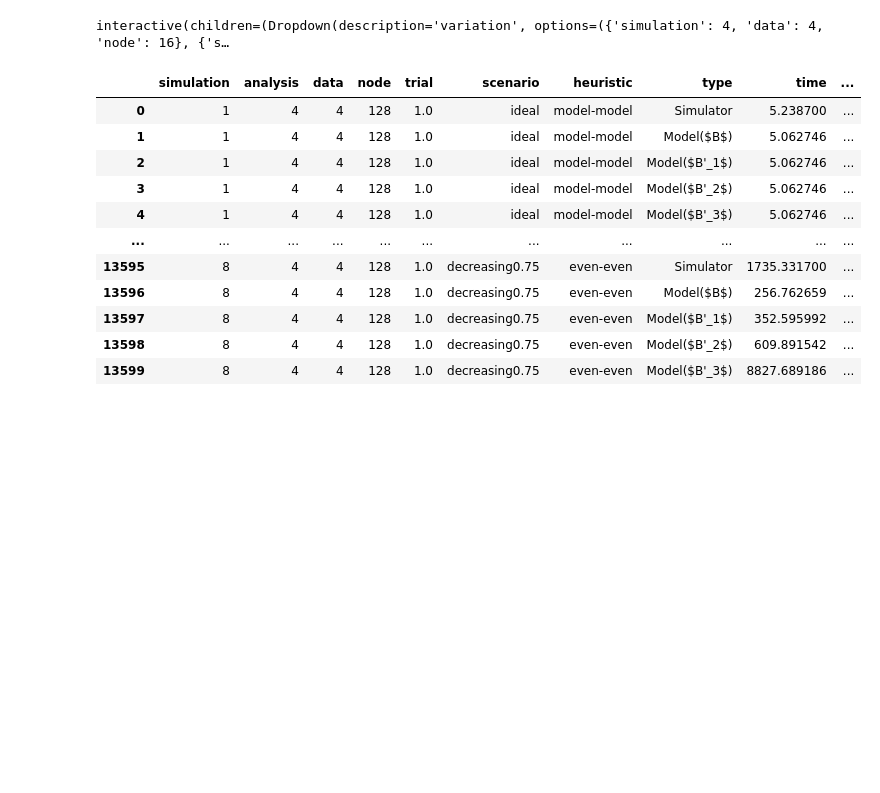
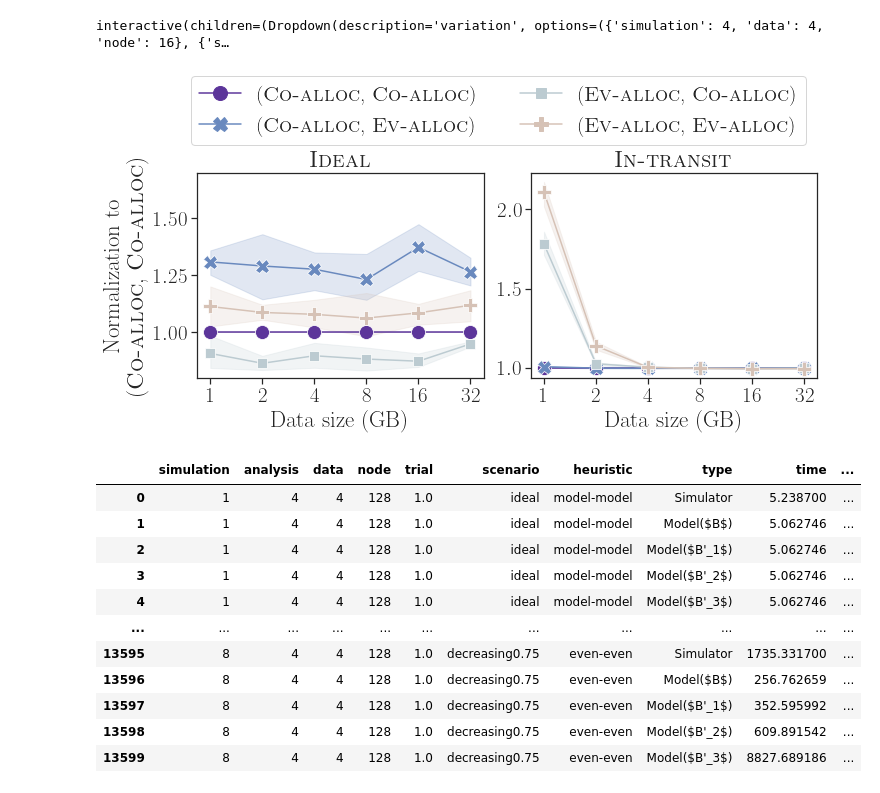
Before and after one commit to Analytics4MD/insitu-ensemble-simulator, a Jupyter notebook: analysis/plot.ipynb, the cells around one changed output. Saved outputs shown, nothing was run; the diff lists cells and outputs as text; code cells hidden in the pictures; blank space fills up the shorter version.

```diff
--- a/analysis/plot.ipynb
+++ b/analysis/plot.ipynb
@@ -351,6 +357,46 @@ def plot(variation,scenario):
     # ax2.set_ylim([0.8,1.2])
 # %% [output]
 interactive(children=(Dropdown(description='variation', options=({'simulation': 4, 'data': 4, 'node': 16}, {'s…
+# %%
+sns.set_context(rc = {'lines.markersize': 14})
+# @interact(variation=variations, scenario=scenarios)
+def plot(variation,scenario,ax):
+    condition = pd.Series(np.full(new_df.shape[0], True, dtype=bool))
+    for key,value in variation.items():
+        condition &= (new_df[key]==value)
+    # condition &= (data_df['heuristic'] == 'model_model')
+    sub_df = new_df[condition]
+    sub_df = sub_df[sub_df['scenario'] == scenario]
+    sub_df['heuristic'].replace(heuristic_rename_dict, inplace=True)
+    # print(sub_df)
+    variable = list(set(parameters) - set(variation.keys()))[0]
+    # fig, axes = plt.subplots(nrows=1, ncols=2, figsize=(11,4), constrained_layout=True)
+    ax = sns.lineplot(x=variable, y='model-normalization', hue='heuristic', style='heuristic', data=sub_df, markers=True, dashes=False, ax=ax)
+    ax.set_xscale("log", base=2)
+    ax.get_xaxis().set_major_formatter(tck.FuncFormatter(lambda x, _: '%.0f'%x))
+    ax.legend_.set_title("")
+    ax.set_xlabel(xlabel_rename_dict[ax.get_xlabel()])
+    ax.set_ylabel(ylabel_rename_dict[ax.get_ylabel()])
+    ax.set_title(scenario_rename_dict[scenario])
+    ax.set_xticks([1,2,4,8,16,32])
+    # plt.savefig(scenario + '.pdf', bbox_inches='tight', dpi=12000)
+    # ax2.set_ylim([0.8,1.2])
+    return ax
+fig, axes = plt.subplots(nrows=1, ncols=2, figsize=(10,4), constrained_layout=True)
+ax1 = plot(variations[2], scenarios[0], axes[0])
+ax2 = plot(variations[2], scenarios[1], axes[1])
+axes[0].legend().set_visible(False)
+axes[1].legend().set_visible(False)
+# ax1.set_xticks([1,2,4,8,16,32])
+# ax2.set_xticks([1,2,4,8,16,32])
+ax2.set_ylabel("")
+ax1.set_ylim([0.8,1.7])
+handles, labels = axes[1].get_legend_handles_labels()
+fig.legend(handles, labels, bbox_to_anchor=(0.98, 1.25), borderaxespad=0, ncol=2)
+# print(labels)
+plt.savefig('model.pdf', bbox_inches='tight', dpi=12000)
+# %% [output]
+[figure, added]
 # %%
 bw_csv = "./data_bw.csv"
 bw_df = pd.read_csv(bw_csv, comment='#')
```
Also changed, not shown: parts of 5 cells of this notebook.
